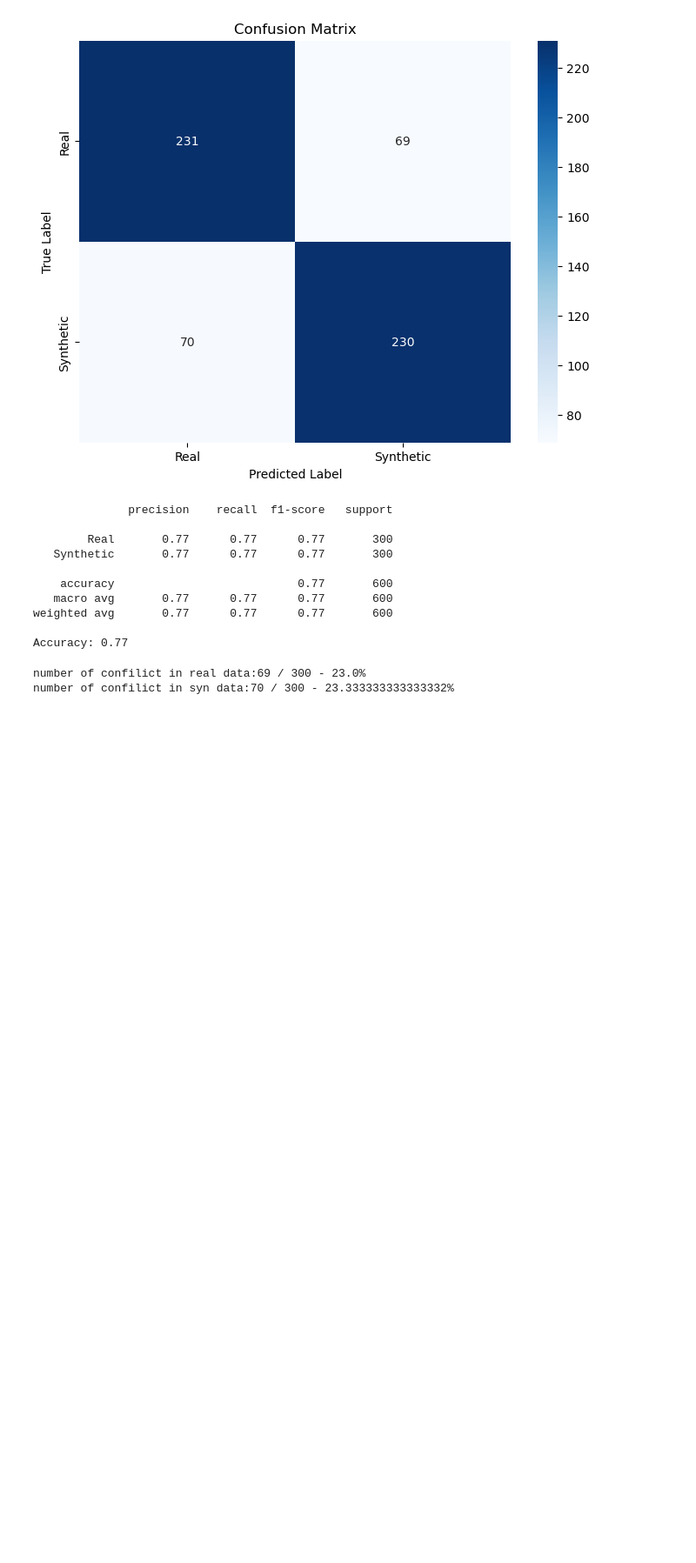
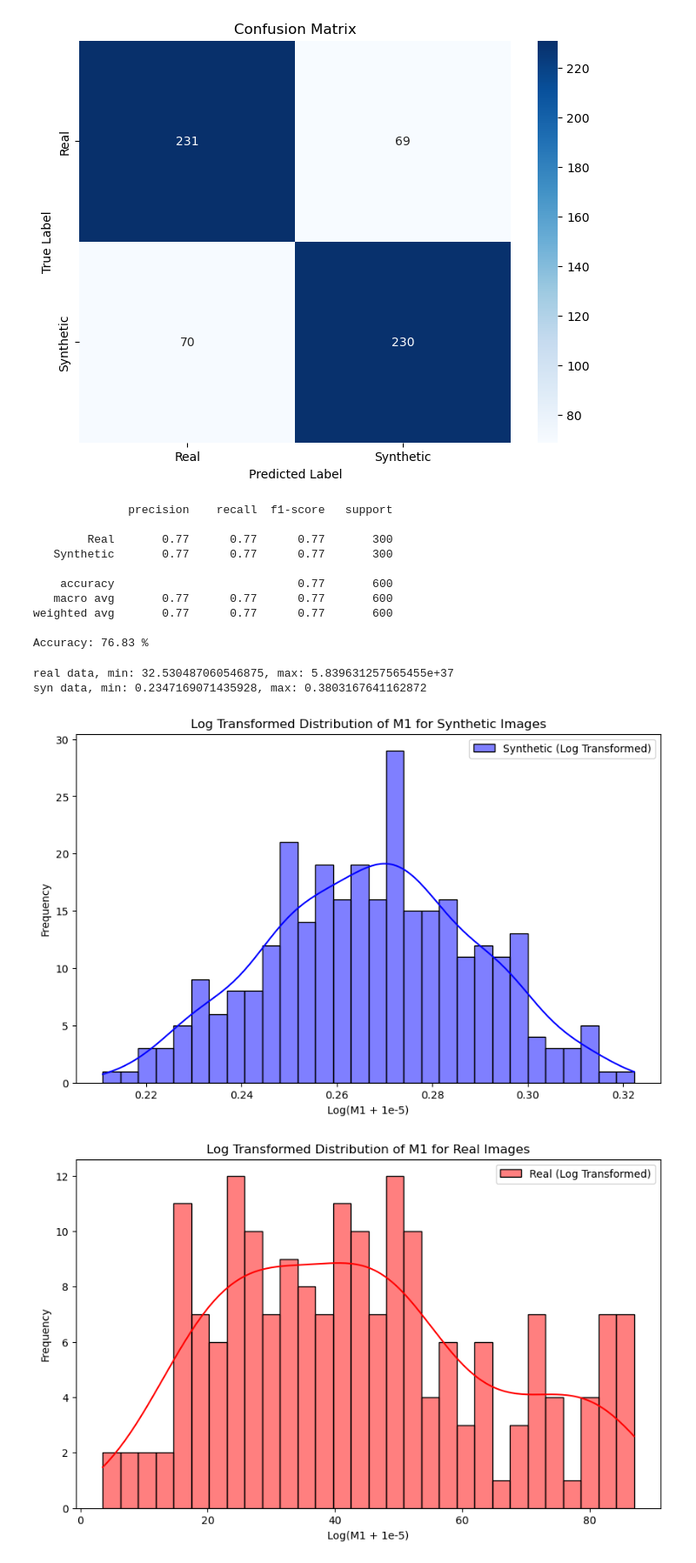
Before and after one commit to sepehrgh98/OODDiffusion, a Jupyter notebook: analyse/Hybrid_detector_analyse.ipynb, the cells around one changed output. Shown: that part at 87% size. Drawn from its saved outputs; the diff is of its cells as text; code cells hidden in the pictures; blank space fills up the shorter version.

```diff
--- a/analyse/Hybrid_detector_analyse.ipynb
+++ b/analyse/Hybrid_detector_analyse.ipynb
@@ -245,7 +245,7 @@ print(report)
 
 # Additional Metrics (Accuracy, Precision, Recall, F1 Score)
 accuracy = np.sum(predictions == labels) / len(labels)
-print(f'Accuracy: {accuracy:.2f}')
+print(f'Accuracy: {accuracy * 100:.2f} %')
 # %% [output]
               precision    recall  f1-score   support
 
@@ -256,26 +256,55 @@ print(f'Accuracy: {accuracy:.2f}')
    macro avg       0.77      0.77      0.77       600
 weighted avg       0.77      0.77      0.77       600
 
-Accuracy: 0.77
+Accuracy: 76.83 %
-# %%
-threshold = optimal_threshold
-
-
-# Update the values in the 2nd and 4th columns
-data['real_PSNR'] = data['real_PSNR'].apply(lambda x: 1 if x >= threshold else 0)
-data['syn_PSNR'] = data['syn_PSNR'].apply(lambda x: 1 if x >= threshold else 0)
-
-# Extract the cosine similarity values for real and synthetic images
-meth1_real = data['real_res'].dropna().values
-meth2_real = data['real_PSNR'].dropna().values
-meth1_syn = data['syn_res'].dropna().values
-meth2_syn = data['syn_PSNR'].dropna().values
-
-n_real = sum(meth1_real ^ meth2_real)
-n_syn = sum(meth1_syn ^ meth2_syn)
-
-print(f"number of confilict in real data:{n_real} / {len(meth1_real)} - {n_real/len(meth1_real) * 100}%")
-print(f"number of confilict in syn data:{n_syn} / {len(meth1_syn)} - {n_syn/len(meth1_syn) * 100}%")
-# %% [output]
-number of confilict in real data:69 / 300 - 23.0%
-number of confilict in syn data:70 / 300 - 23.333333333333332%
+# %%
+import numpy as np
+import pandas as pd
+import seaborn as sns
+import matplotlib.pyplot as plt
+
+# Assume 'data' is a DataFrame that contains your cosine similarity values
+# Replace this with your actual data loading
+# data = pd.read_csv('your_data.csv')
+
+# Extract the cosine similarity values for real and synthetic images
+M1_real = data['real_method1'].dropna().values
+M1_synthetic = data['syn_method1'].dropna().values
+
+# Apply log transformation with a small constant
+M1_real_log = np.log1p(M1_real + 1e-5)
+M1_synthetic_log = np.log1p(M1_synthetic + 1e-5)
+
+print(f"real data, min: {M1_real.min()}, max: {np.max(M1_real[np.isfinite(M1_real)])}")
+print(f"syn data, min: {M1_synthetic.min()}, max: {M1_synthetic.max()}")
+
+# Plot synthetic data
+plt.figure(figsize=(10, 6))
+sns.histplot(M1_synthetic_log, color='blue', label='Synthetic (Log Transformed)', kde=True, bins=30)
+plt.xlabel('Log(M1 + 1e-5)')
+plt.ylabel('Frequency')
+plt.title('Log Transformed Distribution of M1 for Synthetic Images')
+plt.legend()
+plt.show()
+
+# Plot real data
+plt.figure(figsize=(10, 6))
+sns.histplot(M1_real_log, color='red', label='Real (Log Transformed)', kde=True, bins=30)
+plt.xlabel('Log(M1 + 1e-5)')
+plt.ylabel('Frequency')
+plt.title('Log Transformed Distribution of M1 for Real Images')
+plt.legend()
+plt.show()
+
+# Plot Boxplot for better comparison
+plt.figure(figsize=(10, 6))
+sns.boxplot(data=[M1_real_log, M1_synthetic_log], palette=["red", "blue"])
+plt.xticks([0, 1], ['Real (Log Transformed)', 'Synthetic (Log Transformed)'])
+plt.ylabel('Log(M1 + 1e-5)')
+plt.title('Boxplot Comparison of Real and Synthetic Log Transformed Data')
+plt.show()
+# %% [output]
+real data, min: 32.530487060546875, max: 5.839631257565455e+37
+syn data, min: 0.2347169071435928, max: 0.3803167641162872
+[figure, added]
+[figure, added]
```
Also changed, not shown: parts of 2 cells of this notebook, 6 other files.
